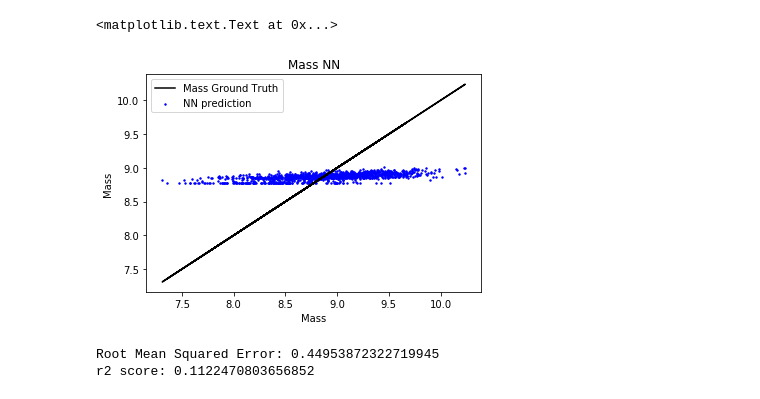
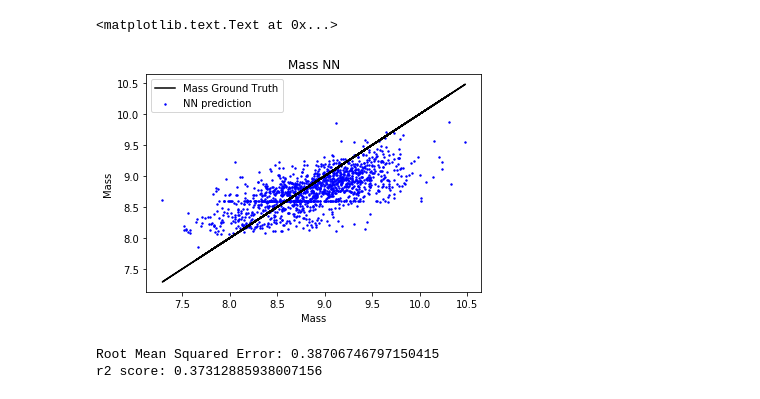
Before and after one commit to devanshipratap/DeepLearningAGN, a Jupyter notebook: src/notebooks/NN_mass.ipynb, the cells around one changed output. Cells and saved outputs as stored; diff of their text form; code cells hidden in the pictures.

```diff
--- a/src/notebooks/NN_mass.ipynb
+++ b/src/notebooks/NN_mass.ipynb
@@ -81,5 +81,5 @@ class Net(nn.Module):
 net = Net()
 # %%
 optimizer = optim.Adam(net.parameters(), lr=0.001)
-loss_function = F.mse_loss
+loss_function = F.smooth_l1_loss
 # %%
@@ -95,0 +96,25 @@ def fit(num_epochs, model, loss_fn, optimizer):
+# %%
+def train(num_epochs, model, loss_fn, optimizer):
+    outputs_pred = []
+    outputs_y = []
+    for epoch in range(num_epochs): # full passes over the data
+        for data in train_ds:  # `data` is a batch of data
+            X, y = data  # X is the batch of features, y is the batch of targets.
+            outputs_y.append(y.float())
+            net.zero_grad()  # sets gradients to 0 before loss calc. You will do this likely every step.
+            output = net(X.float()) # pass in the reshaped batch (recall they are 28x28 atm)
+            outputs_pred.append(output.float())
+            loss = loss_function(output, y.float())# calc and grab the loss value
+            loss.backward()  # apply this loss backwards thru the network's parameters
+            optimizer.step()# attempt to optimize weights to account for loss/gradients
+        inputs = torch.stack(outputs_y)
+        results = torch.cat(outputs_pred).data
+        rmse = np.sqrt(metrics.mean_squared_error(inputs, results))
+        plt.plot(inputs,inputs,color='black', label = 'Mass Ground Truth')
+        plt.scatter(inputs,results,s=2,color='blue', label = 'NN prediction')
+        print(loss)
+        plt.title('EPOCH:' + str(epoch+1) +'/'+ str(num_epochs) + ', RMSE:' + str(rmse))
+        plt.xlabel('Mass')
+        plt.ylabel('Mass')
+        plt.legend()
+        plt.show()
@@ -96,3 +124,3 @@ def fit(num_epochs, model, loss_fn, optimizer):
 # %%
-fit(10, net, loss_function, optimizer)
+train(20, net, loss_function, optimizer)
 # %% [output]
@@ -109,18 +140,18 @@ tensor(0.1373, grad_fn=<MseLossBackward>)
 # %%
-preds2 = net(test_ds[:][0].float())
+preds = net(test_ds[:][0].float())
 # %%
 plt.plot(test_ds[:][1],test_ds[:][1],color='black', label = 'Mass Ground Truth')
-plt.scatter(test_ds[:][1],preds2.detach().numpy(),s=2,color='blue', label = 'NN prediction')
+plt.scatter(test_ds[:][1],preds.detach().numpy(),s=2,color='blue', label = 'NN prediction')
 plt.xlabel('Mass')
 plt.ylabel('Mass')
 plt.legend()
 plt.title ('Mass NN')
 # %% [output]
 <matplotlib.text.Text at 0x...>
-[figure, old version]
+[figure, new version]
 # %%
-print('Root Mean Squared Error:', np.sqrt(metrics.mean_squared_error(y_test_t, preds2.detach().numpy())))
-print('r2 score:', metrics.r2_score(y_test_t, preds2.detach().numpy()))
+print('Root Mean Squared Error:', np.sqrt(metrics.mean_squared_error(y_test_t, preds.detach().numpy())))
+print('r2 score:', metrics.r2_score(y_test_t, preds.detach().numpy()))
 # %% [output]
-Root Mean Squared Error: 0.44953872322719945
-r2 score: 0.1122470803656852
+Root Mean Squared Error: 0.38706746797150415
+r2 score: 0.37312885938007156
```
Also changed, not shown: parts of 5 cells of this notebook, 3 other files.
